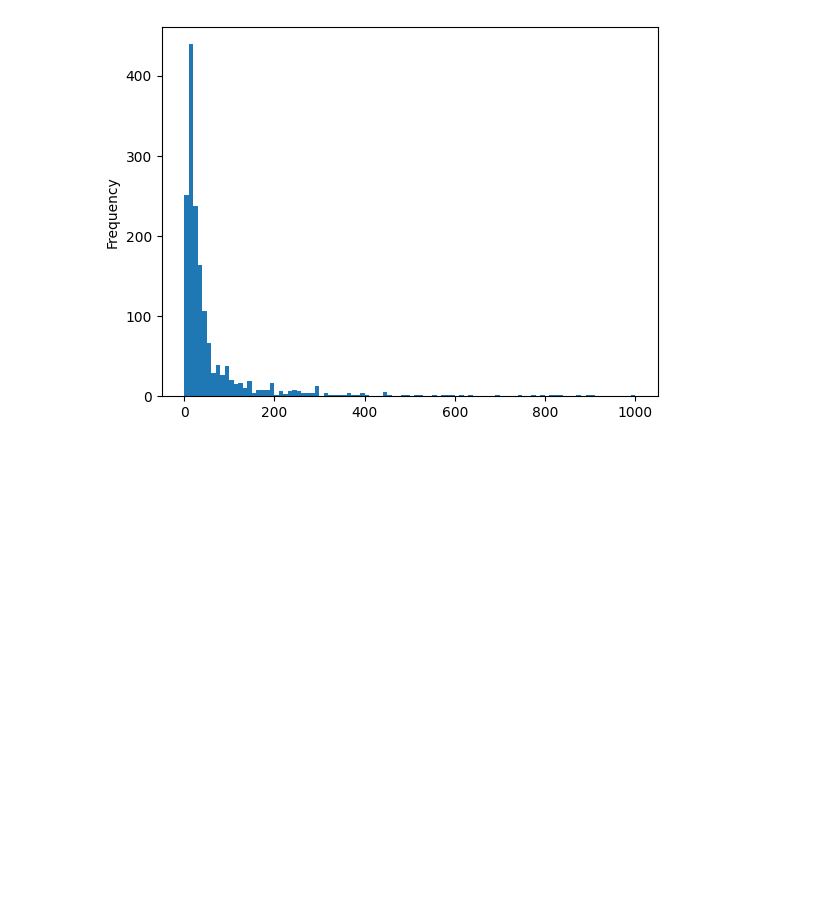
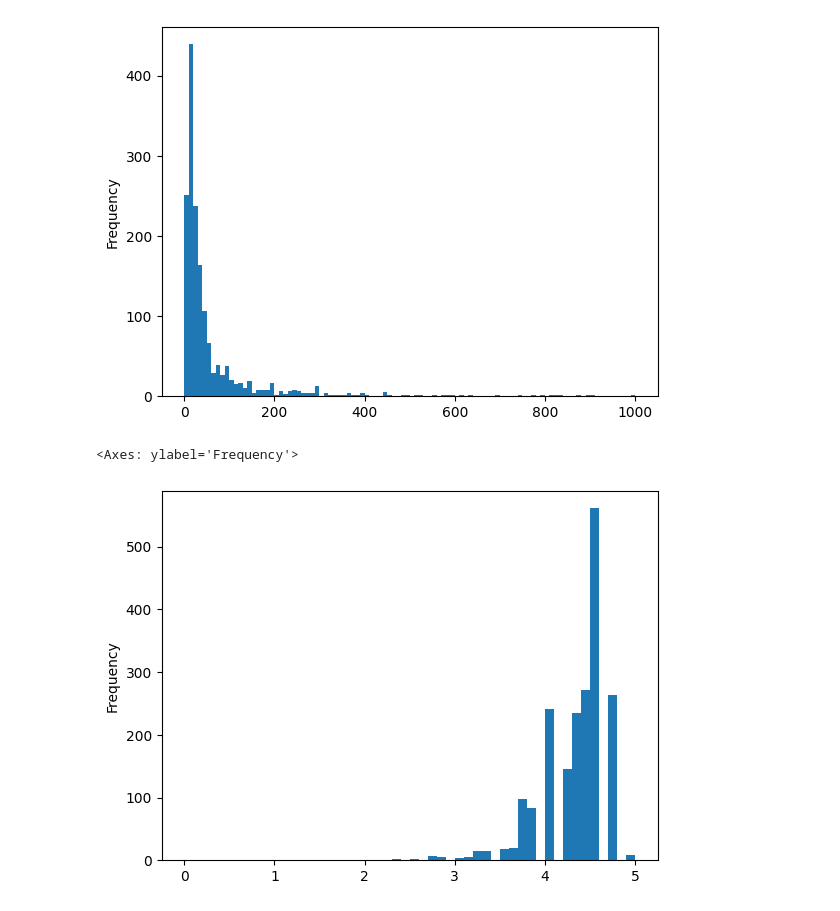
Before and after one commit to ANURAGYADAV008/Ai-engineering, a Jupyter notebook: notebook/week1/01-explore-amzon-dataset.ipynb, the cells around one changed output. Cells and saved outputs as stored; diff of their text form; code cells hidden in the pictures; blank space fills up the shorter version.

```diff
--- a/notebook/week1/01-explore-amzon-dataset.ipynb
+++ b/notebook/week1/01-explore-amzon-dataset.ipynb
@@ -183,3 +192,8 @@ df_sample_2000['price'].plot(kind='hist',bins=100,range=(0,1000))
 df_ratings_100.to_json("C:\\Users\\jaysi\\Desktop\\Desktop\\Ai-engineering\\data\\meta_Electronics_2022_23_with_categeory_rating_100.jsonl",orient='records',lines=True)
 # %%
 df_sample_2000.to_json("C:\\Users\\jaysi\\Desktop\\Desktop\\Ai-engineering\\data\\meta_Electronics_2022_23_with_categeory_rating_100_sample_2000.jsonl",orient='records',lines=True)
+# %%
+df_sample_2000['average_rating'].plot(kind='hist',bins=50,range=(0,5))
+# %% [output]
+<Axes: ylabel='Frequency'>
+[figure, added]
```
Also changed, not shown: parts of 7 cells of this notebook.
